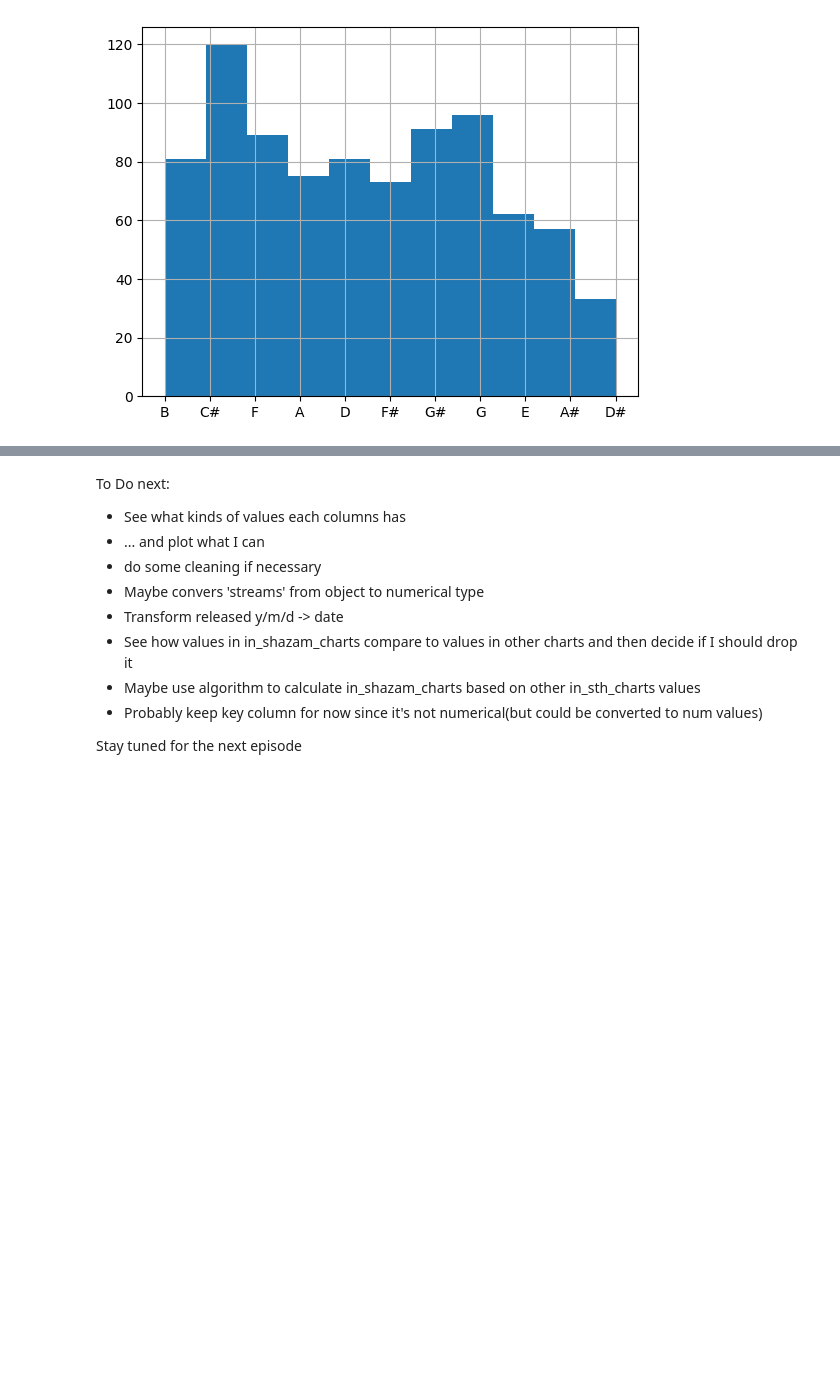
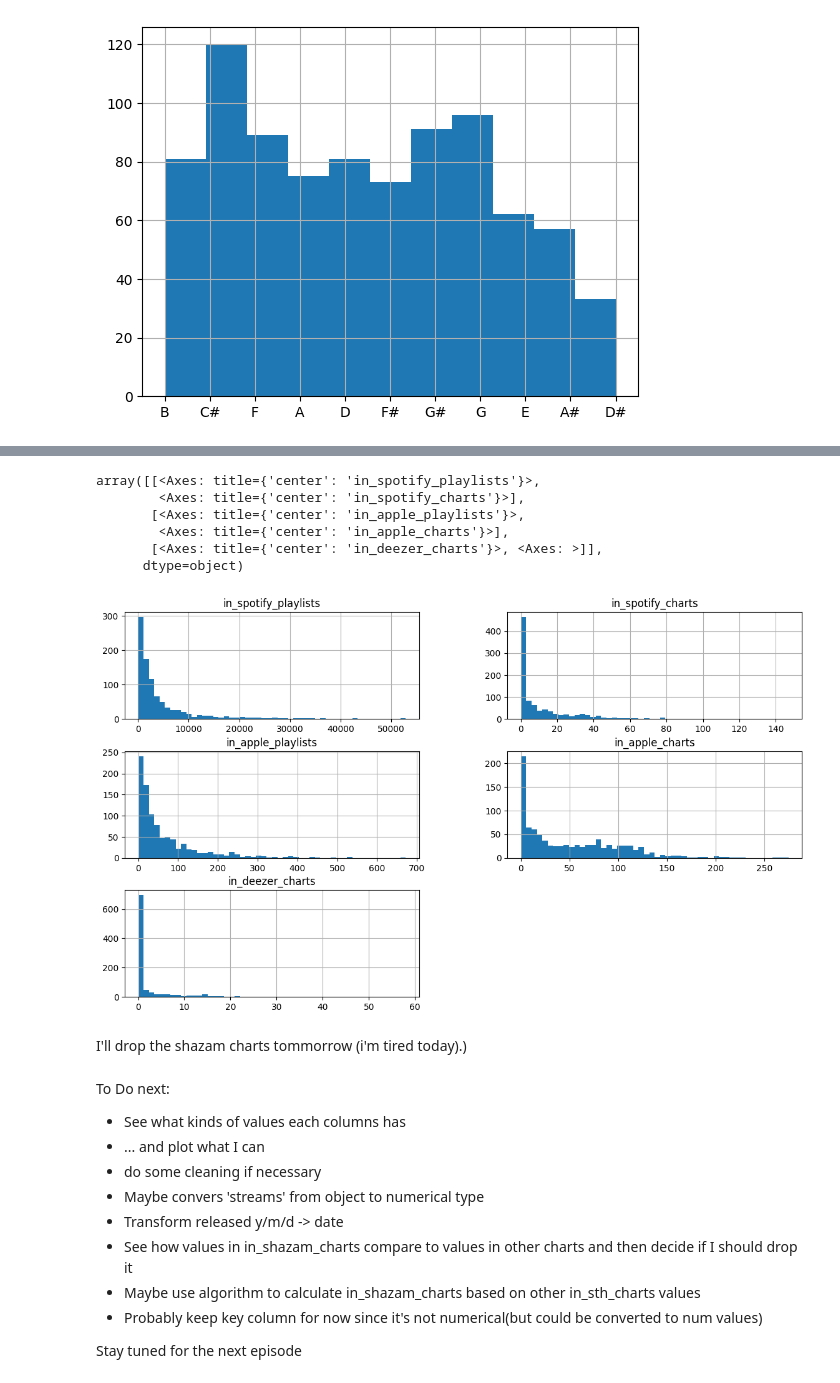
Before and after one commit to TMaczek/Spotify-Most-Streamed-Songs_Data-Analysis, a Jupyter notebook: SpotifyMostStreamed.ipynb, the cells around one changed output, grey strips where cells are left out. Saved outputs shown, nothing was run; the diff lists cells and outputs as text; code cells hidden in the pictures; blank space fills up the shorter version.

Commit message:
Histograms for 'in_' columns

```diff
--- a/SpotifyMostStreamed.ipynb
+++ b/SpotifyMostStreamed.ipynb
@@ -133,3 +149,15 @@ df['key'].hist(bins=bins)
+# %%
+df.loc[:, 'in_spotify_playlists' : 'in_shazam_charts'].hist(bins=50, figsize=(14, 8))
+# %% [output]
+array([[<Axes: title={'center': 'in_spotify_playlists'}>,
+        <Axes: title={'center': 'in_spotify_charts'}>],
+       [<Axes: title={'center': 'in_apple_playlists'}>,
+        <Axes: title={'center': 'in_apple_charts'}>],
+       [<Axes: title={'center': 'in_deezer_charts'}>, <Axes: >]],
+      dtype=object)
+[figure, added]
+# %% [markdown]
+I'll drop the shazam charts tommorrow (i'm tired today).)
 # %% [markdown]
 To Do next:
 
```
Also changed, not shown: parts of 3 cells of this notebook.
